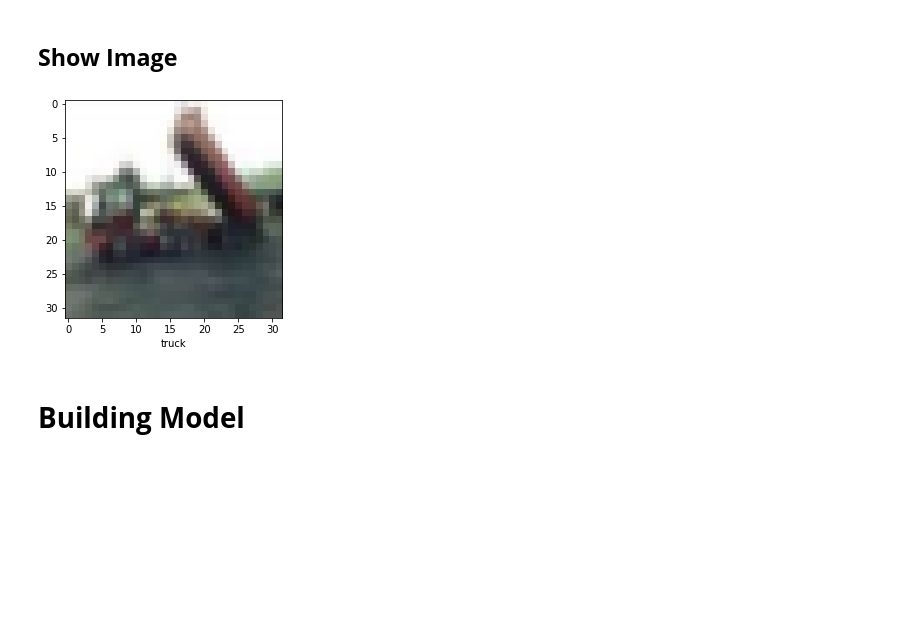
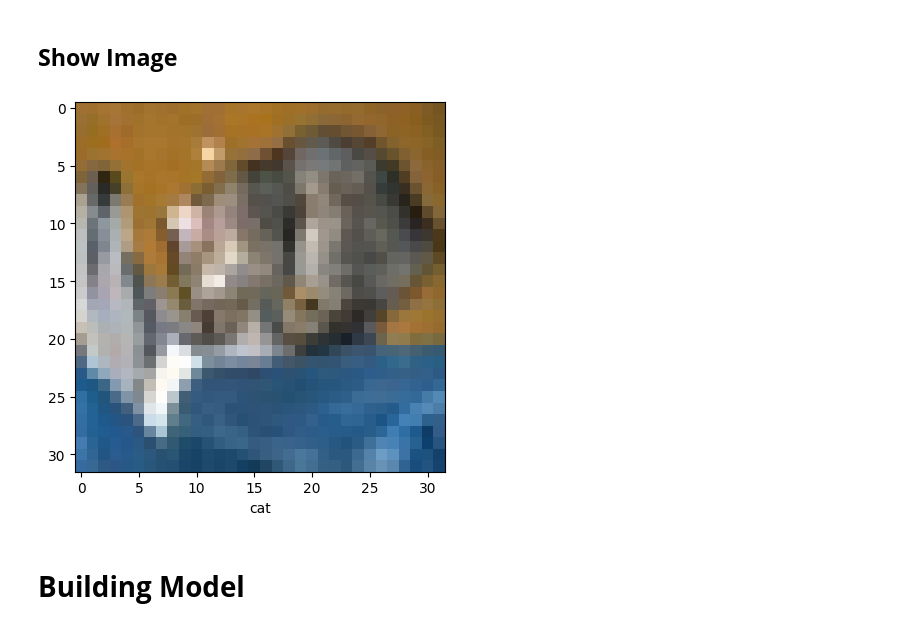
Before and after one commit to HeavenEvolved/MachineLearning, a Jupyter notebook: TensorFlow/CIFAR_CNN.ipynb, the cells around one changed output. Drawn from its saved outputs; the diff is of its cells as text; code cells hidden in the pictures; blank space fills up the shorter version.

```diff
--- a/TensorFlow/CIFAR_CNN.ipynb
+++ b/TensorFlow/CIFAR_CNN.ipynb
@@ -36,15 +35,15 @@ class_names = ['airplane', 'automobile', 'bird', 'cat', 'deer', 'dog', 'frog', '
 # %% [markdown]
 ## **Show Image**
 # %%
-img_selector = 2
+img_selector = 0
 
-plt.imshow(train_images[img_selector], cmap= plt.cm.binary)
+plt.imshow(test_images[img_selector], cmap= plt.cm.binary)
 
-plt.xlabel(class_names[train_labels[img_selector][0]])
+plt.xlabel(class_names[test_labels[img_selector][0]])
 
 plt.show()
 # %% [output]
-[figure, old version]
+[figure, new version]
 # %% [markdown]
 # **Building Model**
 # %%
```
Also changed, not shown: parts of 13 cells of this notebook.
